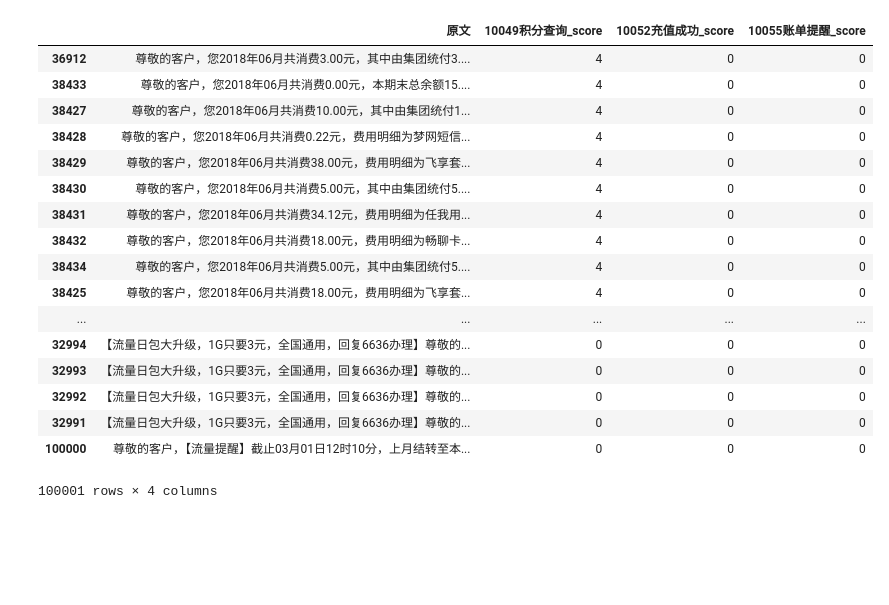
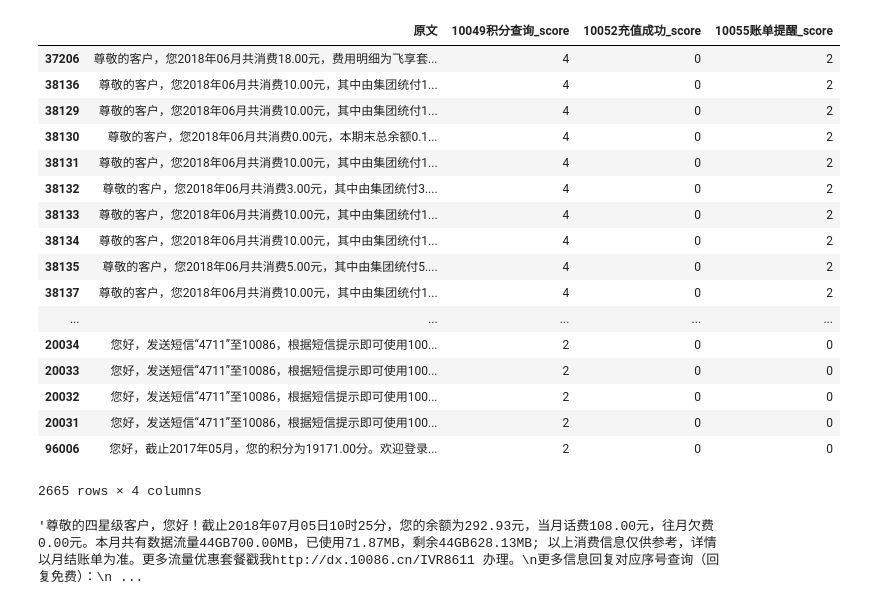
Before and after one commit to RongNanZi/zyzx, a Jupyter notebook: test_clf.ipynb, the cells around one changed output. Cells and saved outputs as stored; diff of their text form; code cells hidden in the pictures; blank space fills up the shorter version.

```diff
--- a/test_clf.ipynb
+++ b/test_clf.ipynb
@@ -5,8 +5,8 @@ from clf import *
 c_rule = { "10049积分查询":{"当前积分":1,"新增积分":1,"剩余积分":1, "兑换":1,\
                         "失效时间":1,"到期时间":1,"积分":1,"【积分兑换提醒】":2, "可兑换积分":2},\
           "10052充值成功":{"缴费金额":1,"交费时间":1,"缴费时间":1,"缴费渠道":1,"交费渠道":1,\
-                    "充值号码":1,"被充值号码":1,"交易订单号":1,"交易流水号":1,"账单金额":1,"账单月份":1},\
-          "10055账单提醒":{"消费金额":2,"账单月份":1,"账户余额":2, "备注":1}}
+                    "充值":1,"交易订单号":1,"交易流水号":1},\
+          "10055账单提醒":{"消费":1,"账单":1,"账户余额":1, "备注":1}}
 data = pd.read_excel('data/10086sms_log.xlsx', sheet_name='Sheet1')
 for sence_name,_ in c_rule.items():
     data['{}_score'.format(sence_name)] = [0]*data.shape[0]
@@ -23,22 +44,26 @@ data = data.apply(get_score, args=([c_rule]), axis=1)
 # %%
-data.sort_values("10049积分查询_score",ascending=False)
+data[data['10049积分查询_score'] > 1].sort_values("10049积分查询_score",ascending=False)
 # %% [output]
 |  | 原文 | 10049积分查询_score | 10052充值成功_score | 10055账单提醒_score |
-| 36912 | 尊敬的客户，您2018年06月共消费3.00元，其中由集团统付3.... | 4 | 0 | 0 |
-| 38433 | 尊敬的客户，您2018年06月共消费0.00元，本期末总余额15.... | 4 | 0 | 0 |
-| 38427 | 尊敬的客户，您2018年06月共消费10.00元，其中由集团统付1... | 4 | 0 | 0 |
-| 38428 | 尊敬的客户，您2018年06月共消费0.22元，费用明细为梦网短信... | 4 | 0 | 0 |
-| 38429 | 尊敬的客户，您2018年06月共消费38.00元，费用明细为飞享套... | 4 | 0 | 0 |
-| 38430 | 尊敬的客户，您2018年06月共消费5.00元，其中由集团统付5.... | 4 | 0 | 0 |
-| 38431 | 尊敬的客户，您2018年06月共消费34.12元，费用明细为任我用... | 4 | 0 | 0 |
-| 38432 | 尊敬的客户，您2018年06月共消费18.00元，费用明细为畅聊卡... | 4 | 0 | 0 |
-| 38434 | 尊敬的客户，您2018年06月共消费5.00元，其中由集团统付5.... | 4 | 0 | 0 |
-| 38425 | 尊敬的客户，您2018年06月共消费18.00元，费用明细为飞享套... | 4 | 0 | 0 |
+| 37206 | 尊敬的客户，您2018年06月共消费18.00元，费用明细为飞享套... | 4 | 0 | 2 |
+| 38136 | 尊敬的客户，您2018年06月共消费10.00元，其中由集团统付1... | 4 | 0 | 2 |
+| 38129 | 尊敬的客户，您2018年06月共消费10.00元，其中由集团统付1... | 4 | 0 | 2 |
+| 38130 | 尊敬的客户，您2018年06月共消费0.00元，本期末总余额0.1... | 4 | 0 | 2 |
+| 38131 | 尊敬的客户，您2018年06月共消费10.00元，其中由集团统付1... | 4 | 0 | 2 |
+| 38132 | 尊敬的客户，您2018年06月共消费3.00元，其中由集团统付3.... | 4 | 0 | 2 |
+| 38133 | 尊敬的客户，您2018年06月共消费10.00元，其中由集团统付1... | 4 | 0 | 2 |
+| 38134 | 尊敬的客户，您2018年06月共消费10.00元，其中由集团统付1... | 4 | 0 | 2 |
+| 38135 | 尊敬的客户，您2018年06月共消费5.00元，其中由集团统付5.... | 4 | 0 | 2 |
+| 38137 | 尊敬的客户，您2018年06月共消费10.00元，其中由集团统付1... | 4 | 0 | 2 |
 | ... | ... | ... | ... | ... |
-| 32994 | 【流量日包大升级，1G只要3元，全国通用，回复6636办理】尊敬的... | 0 | 0 | 0 |
-| 32993 | 【流量日包大升级，1G只要3元，全国通用，回复6636办理】尊敬的... | 0 | 0 | 0 |
-| 32992 | 【流量日包大升级，1G只要3元，全国通用，回复6636办理】尊敬的... | 0 | 0 | 0 |
-| 32991 | 【流量日包大升级，1G只要3元，全国通用，回复6636办理】尊敬的... | 0 | 0 | 0 |
-| 100000 | 尊敬的客户，【流量提醒】截止03月01日12时10分，上月结转至本... | 0 | 0 | 0 |
+| 20034 | 您好，发送短信“4711”至10086，根据短信提示即可使用100... | 2 | 0 | 0 |
+| 20033 | 您好，发送短信“4711”至10086，根据短信提示即可使用100... | 2 | 0 | 0 |
+| 20032 | 您好，发送短信“4711”至10086，根据短信提示即可使用100... | 2 | 0 | 0 |
+| 20031 | 您好，发送短信“4711”至10086，根据短信提示即可使用100... | 2 | 0 | 0 |
+| 96006 | 您好，截止2017年05月，您的积分为19171.00分。欢迎登录... | 2 | 0 | 0 |
-100001 rows × 4 columns
+2665 rows × 4 columns
+# %%
+data.loc[55643]['原文']
+# %% [output]
+'尊敬的四星级客户，您好！截止2018年07月05日10时25分，您的余额为292.93元，当月话费108.00元，往月欠费0.00元。本月共有数据流量44GB700.00MB，已使用71.87MB，剩余44GB628.13MB; 以上消费信息仅供参考，详情以月结账单为准。更多流量优惠套餐戳我http://dx.10086.cn/IVR8611 办理。\n更多信息回复对应序号查询（回复免费）：\n ...
 # %%
```
Also changed, not shown: parts of 8 cells of this notebook, 5 other files.
